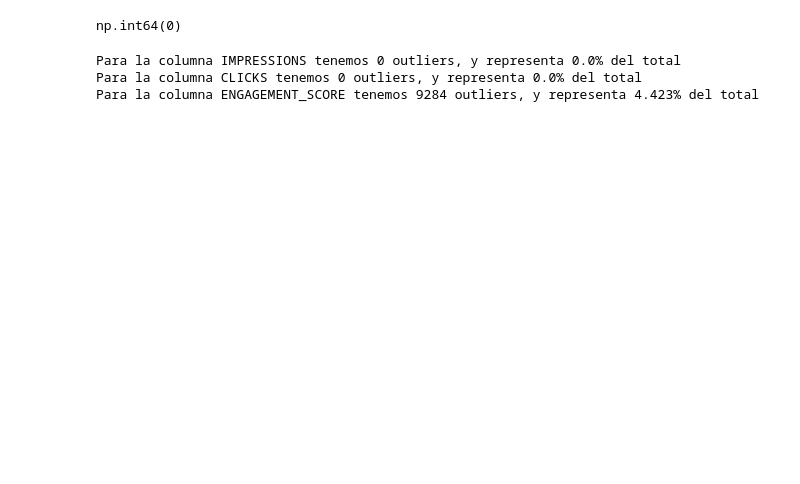
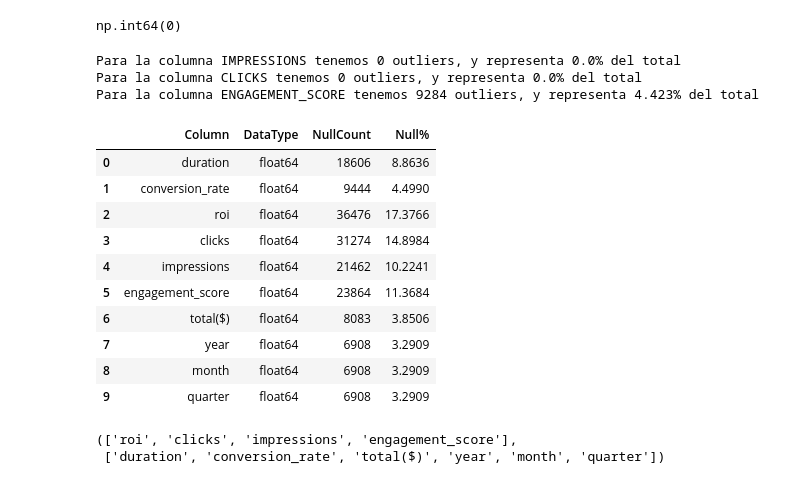
Before and after one commit to esanchezlaulhe1312/marketing_analysis, a Jupyter notebook: Jupyters/columnas_numericas.ipynb, the cells around one changed output. Drawn from its saved outputs; the diff is of its cells as text; code cells hidden in the pictures; blank space fills up the shorter version.

```diff
--- a/Jupyters/columnas_numericas.ipynb
+++ b/Jupyters/columnas_numericas.ipynb
@@ -82,5 +82,21 @@ Para la columna ENGAGEMENT_SCORE tenemos 9284 outliers, y representa 4.423% del
 # %%
 df['clicks'] = df['clicks'].apply(lambda x: np.nan if x > 8000000 else x)
 df['impressions'] = df['impressions'].apply(lambda x: np.nan if x > 800000000 else x)
+# %%
+snulos.calcular_solo_col_null(df)
+# %% [output]
+|  | Column | DataType | NullCount | Null% |
+| 0 | duration | float64 | 18606 | 8.8636 |
+| 1 | conversion_rate | float64 | 9444 | 4.4990 |
+| 2 | roi | float64 | 36476 | 17.3766 |
+| 3 | clicks | float64 | 31274 | 14.8984 |
+| 4 | impressions | float64 | 21462 | 10.2241 |
+| 5 | engagement_score | float64 | 23864 | 11.3684 |
+| 6 | total($) | float64 | 8083 | 3.8506 |
+| 7 | year | float64 | 6908 | 3.2909 |
+| 8 | month | float64 | 6908 | 3.2909 |
+| 9 | quarter | float64 | 6908 | 3.2909 |
+(['roi', 'clicks', 'impressions', 'engagement_score'],
+ ['duration', 'conversion_rate', 'total($)', 'year', 'month', 'quarter'])
 # %%
 df.to_csv('../Data/mktgeda_datos_limpios.csv',index=False)
```
Also changed, not shown: parts of 5 cells of this notebook, 5 other files.
